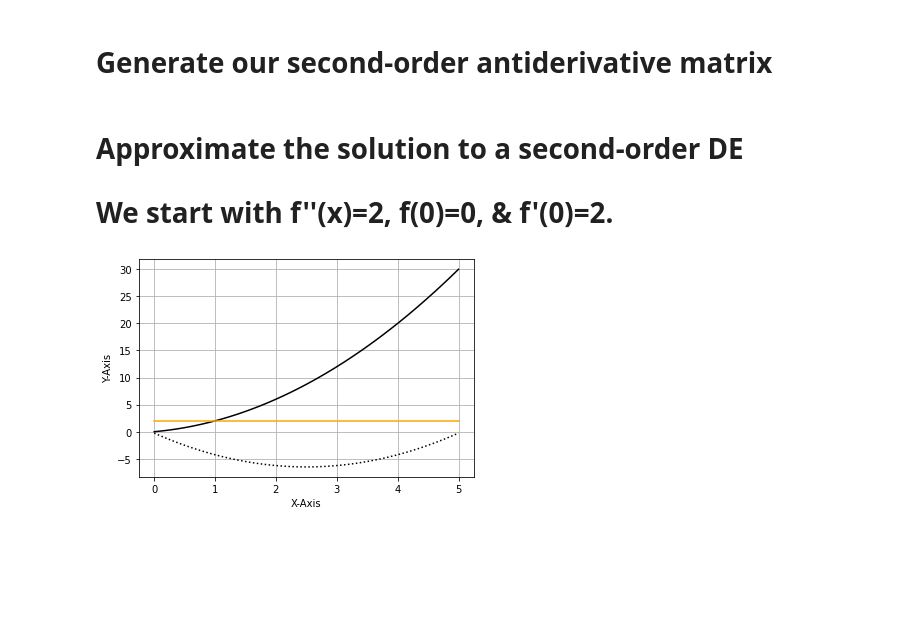
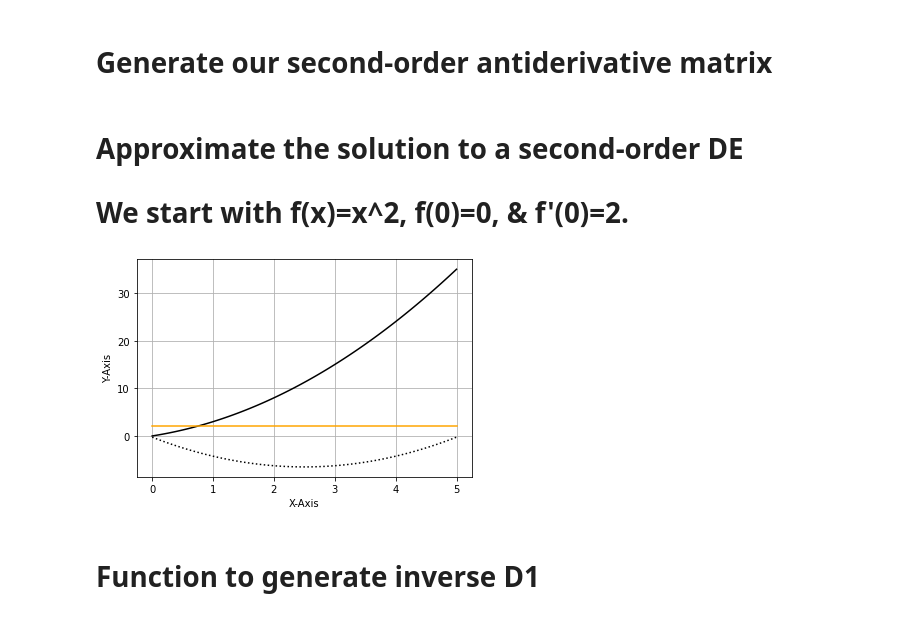
Before and after one commit to Seer885/damped-wave-eq-project, a Jupyter notebook: code-work/antiderivative-approximation.ipynb, the cells around one changed output. Cells and saved outputs as stored; diff of their text form; code cells hidden in the pictures; blank space fills up the shorter version.

Commit message:
Coded finding the second order antiderivative a different way, and was able to make something that worked.

```diff
--- a/code-work/antiderivative-approximation.ipynb
+++ b/code-work/antiderivative-approximation.ipynb
@@ -33,7 +33,7 @@ def inverse_D2(dimension):
     return np.linalg.inv(matrix)
 # %% [markdown]
 # Approximate the solution to a second-order DE
-# We start with f''(x)=2, f(0)=0, & f'(0)=2.
+# We start with f(x)=x^2, f(0)=0, & f'(0)=2.
 # %%
 import numpy as np
 import matplotlib.pyplot as plt
@@ -46,7 +46,7 @@ def func2(x):
 
 def exact_func(x):
     """Inputs an array of x-values and outputs an array of the exact y-values of the original function."""
-    return x ** 2 + x
+    return x ** 2 + 2 * x
 
 
 
@@ -61,33 +61,37 @@ num_interv = 100
 x_val = np.linspace(x_min, x_max, num_interv+1)
 
 # Define our subinterval width
 interv_width = (x_max-x_min) / num_interv
 
 
 
 
 # Defining and plotting our exact outputs
 exac_y_val = exact_func(x_val)
 plt.plot(x_val, exac_y_val, color="black")
 
 deriv2_val = func2(x_val)
 plt.plot(x_val, deriv2_val, color="orange")
 
 
 
 
 # Creating our antiderivative matrix and multiply it to our modified array of second derivative outputs
 antid_matrix = inverse_D2(num_interv+1)
-step1 = deriv2_val * (interv_width ** 2)
-y_val = np.matmul(antid_matrix, step1)
+
+# Compute our estimated y-values using y(x) = D2^{-1}*y''(x)*h^2, then plot it
+y_val = np.matmul(antid_matrix, deriv2_val) * (interv_width ** 2)
 plt.plot(x_val, y_val, color="black", linestyle="dotted")
+
 
 
 
 # Set up our cosmetic expectations for our plot and display the graph
 plt.grid()
 plt.xlabel("X-Axis")
 plt.ylabel("Y-Axis")
 plt.show()
 # %% [output]
-[figure, old version]
+[figure, new version]
+# %% [markdown]
+# Function to generate inverse D1
```
Also changed, not shown: parts of 3 cells of this notebook.
